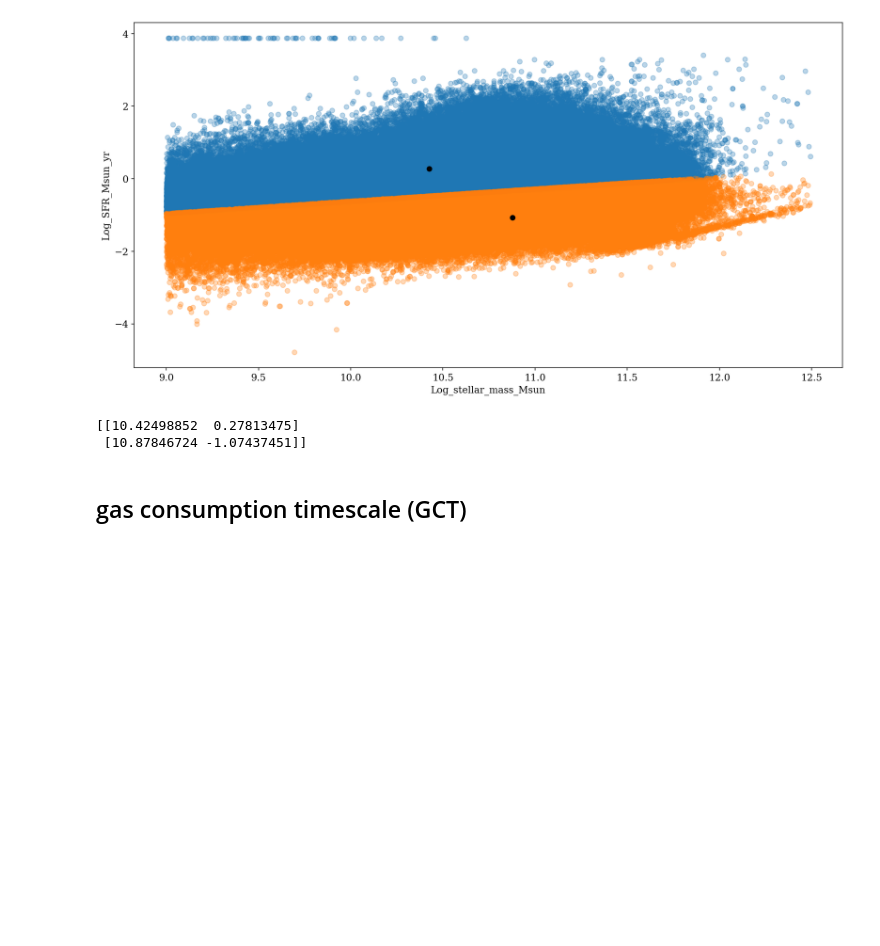
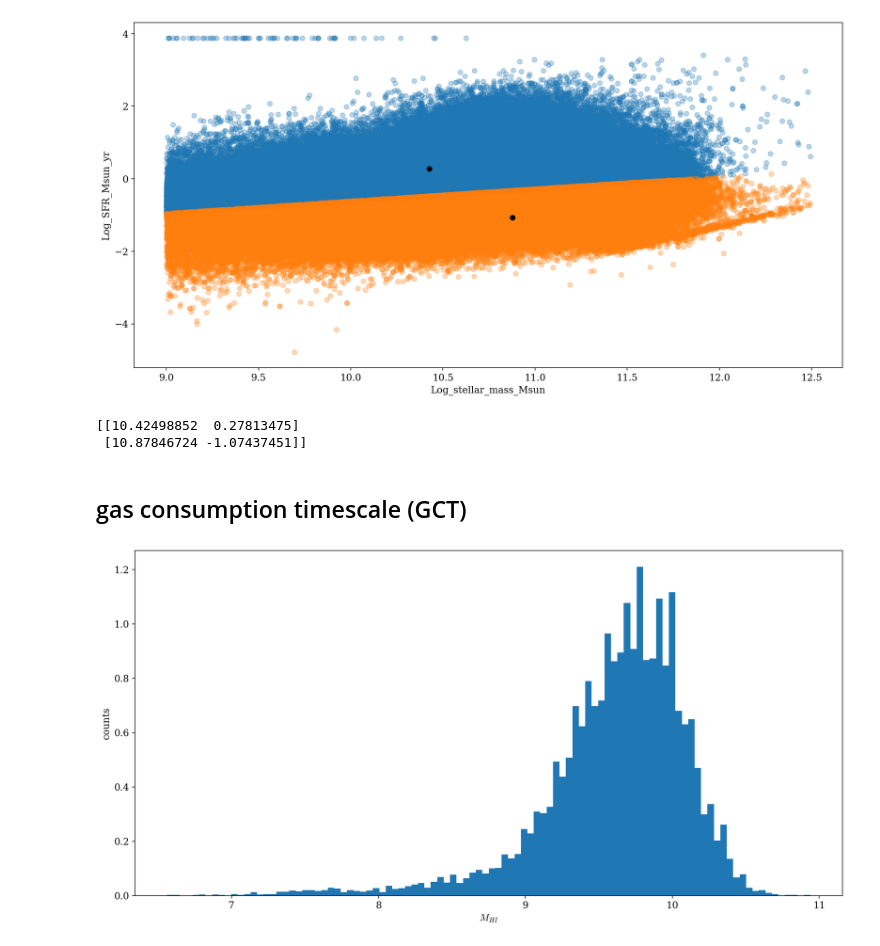
Before and after one commit to asantini29/codes_laboratory_data_analysis, a Jupyter notebook: fits.ipynb, the cells around one changed output. Cells and saved outputs as stored; diff of their text form; code cells hidden in the pictures; blank space fills up the shorter version.

```diff
--- a/fits.ipynb
+++ b/fits.ipynb
@@ -176,3 +251,10 @@ mask = (data[mp_HI].field('logMHI') > -9.99e3) & (data[mp_HI].field('log_SFR_Msu
 
 log_mass_HI_2 = data[mp_HI].field('logMHI')[mask]
 log_sfr_2 = data[mp_HI].field('log_SFR_Msun_yr')[mask]
+# %%
+plt.hist(log_mass_HI, bins = 100, density = True)
+plt.xlabel(r'$M_{HI}$')
+plt.ylabel('counts')
+plt.show()
+# %% [output]
+[figure, added]
```
Also changed, not shown: parts of 21 cells of this notebook.
